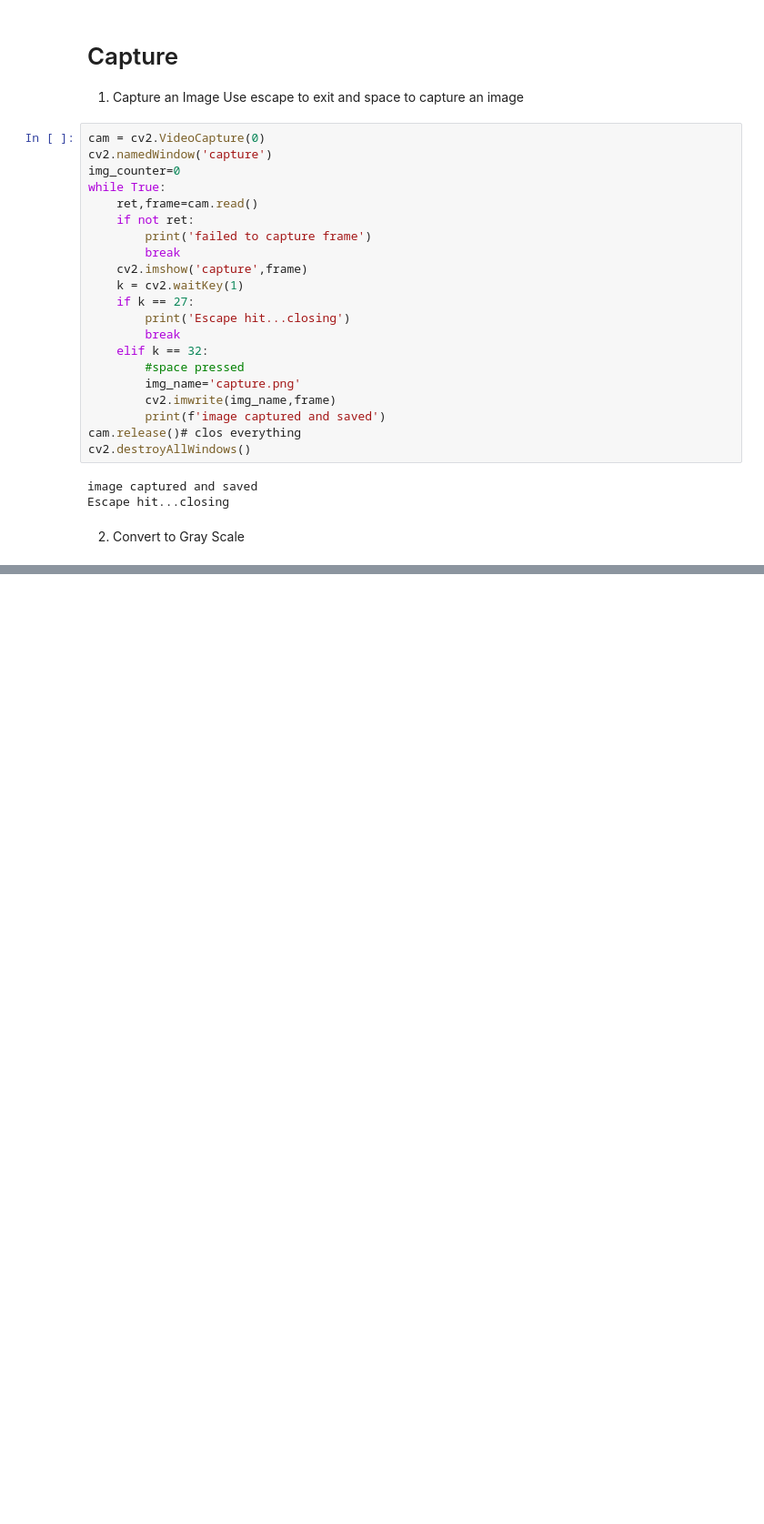
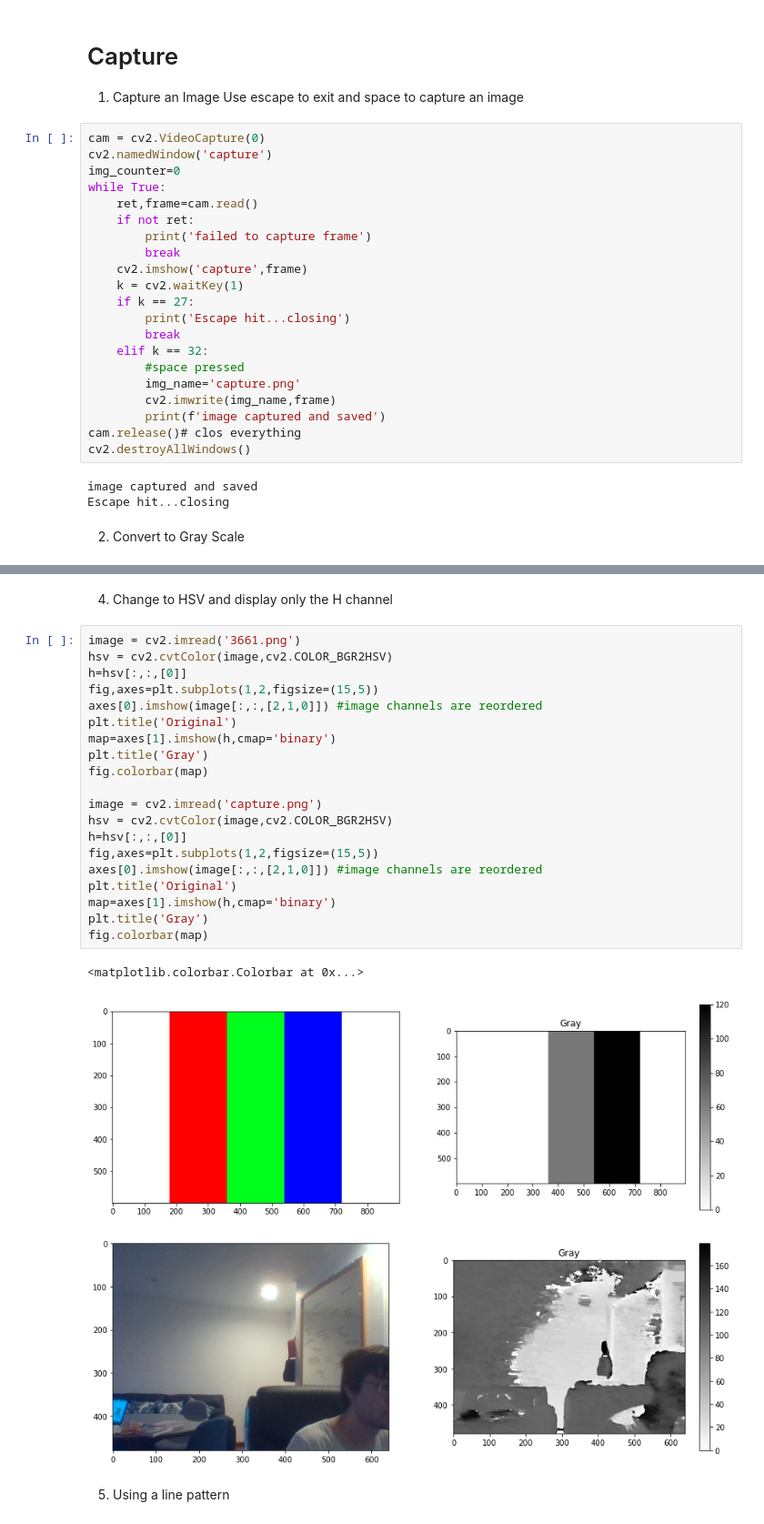
Before and after one commit to DanielVelaJ/CV_Tec_Course, a Jupyter notebook: HW_1/HW1_CV.ipynb, the cells around one changed output, grey strips where cells are left out. Shown: that part at 91% size. Drawn from its saved outputs; the diff is of its cells as text; blank space fills up the shorter version.

```diff
--- a/HW_1/HW1_CV.ipynb
+++ b/HW_1/HW1_CV.ipynb
@@ -56,0 +59,28 @@ pwd
+# %% [markdown]
+4. Change to HSV and display only the H channel
+# %%
+image = cv2.imread('3661.png')
+hsv = cv2.cvtColor(image,cv2.COLOR_BGR2HSV)
+h=hsv[:,:,[0]]
+fig,axes=plt.subplots(1,2,figsize=(15,5))
+axes[0].imshow(image[:,:,[2,1,0]]) #image channels are reordered
+plt.title('Original')
+map=axes[1].imshow(h,cmap='binary')
+plt.title('Gray')
+fig.colorbar(map)
+
+image = cv2.imread('capture.png')
+hsv = cv2.cvtColor(image,cv2.COLOR_BGR2HSV)
+h=hsv[:,:,[0]]
+fig,axes=plt.subplots(1,2,figsize=(15,5))
+axes[0].imshow(image[:,:,[2,1,0]]) #image channels are reordered
+plt.title('Original')
+map=axes[1].imshow(h,cmap='binary')
+plt.title('Gray')
+fig.colorbar(map)
+# %% [output]
+<matplotlib.colorbar.Colorbar at 0x...>
+[figure, added]
+[figure, added]
+# %% [markdown]
+5. Using a line pattern
```
Also changed, not shown: parts of 8 cells of this notebook, 2 other files.
